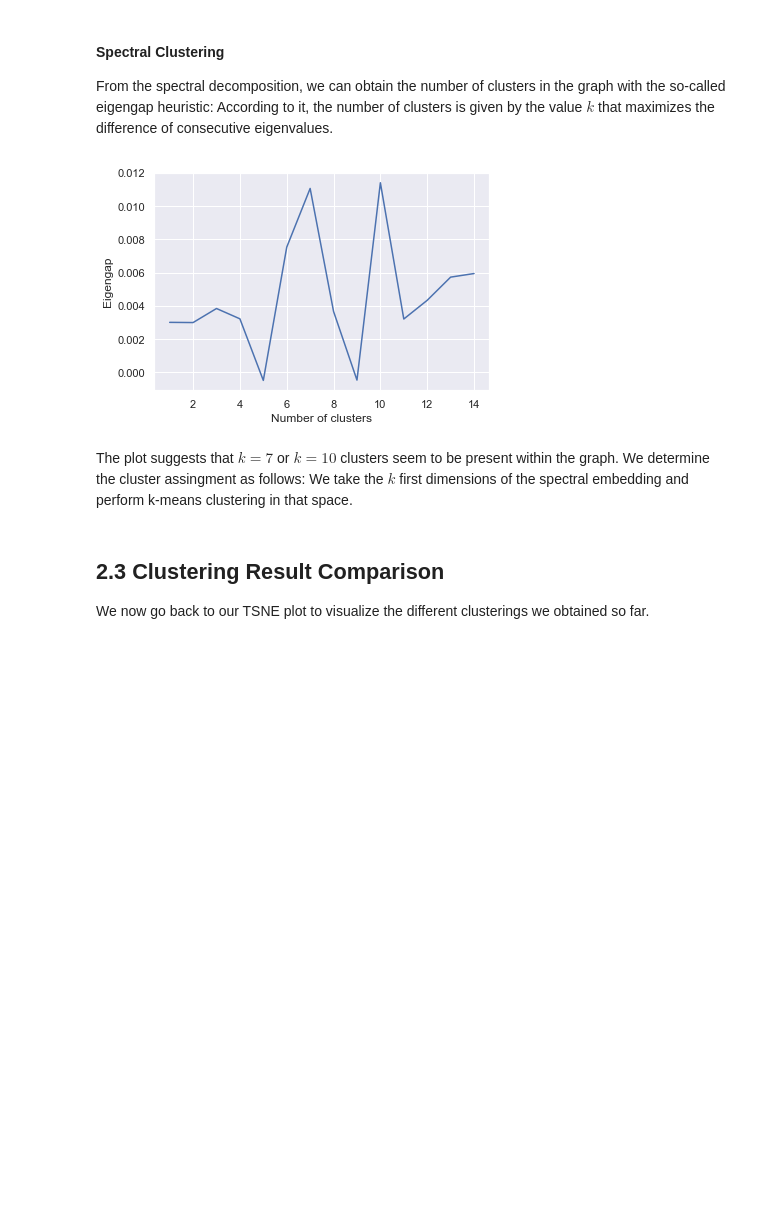
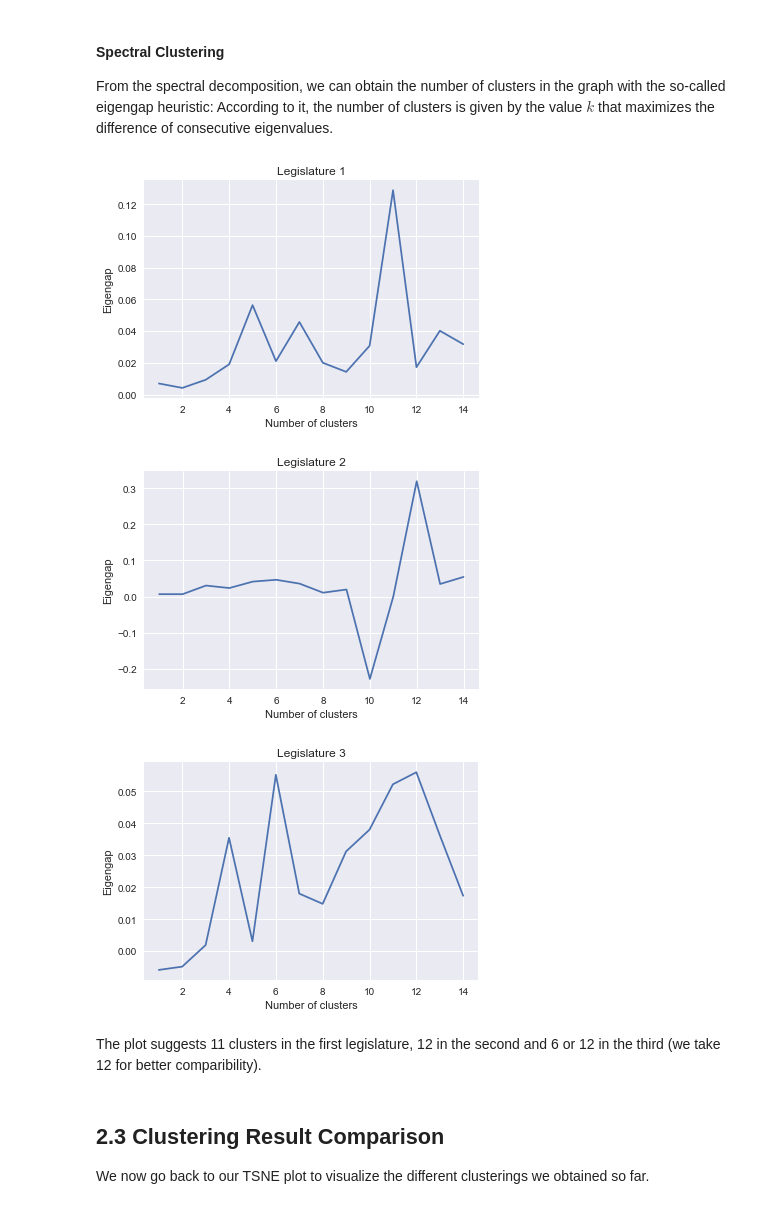
Before and after one commit to guarin/voting_behavior_analysis, a Jupyter notebook: src/m3_oriane.ipynb, the cells around one changed output. Saved outputs shown, nothing was run; the diff lists cells and outputs as text; code cells hidden in the pictures; blank space fills up the shorter version.

```diff
--- a/src/m3_oriane.ipynb
+++ b/src/m3_oriane.ipynb
@@ -107,7 +122,7 @@ def do_pca(data, explained_var=.75, return_fits=True):
     else:
         return pc
 
-pc, scalefit, pcafit = do_pca(yesno_imp.T)
+pc, scalefit, pcafit = zip(*[do_pca(yn.T) for yn in yesno_imp])
 # %%
 def explained_variance_plot(pcafit):
     expl_var = np.cumsum(pcafit.explained_variance_ratio_)
@@ -193,8 +212,8 @@ def get_knn_graph(pc, k=10):
         warnings.warn("Resulting graph is not connected, spectral embedding may give unexpected results")
     return nx_graph
 
-knn_graph = get_knn_graph(pc, k=10)
-knn_graph_plot_pos = nx.spring_layout(knn_graph)
+knn_graph = [get_knn_graph(x, k=10) for x in pc]
+knn_graph_plot_pos = [nx.spring_layout(g) for g in knn_graph]
 # %%
 def draw_graph(G, pos=None):
     if pos is None:
@@ -203,6 +222,9 @@ def draw_graph(G, pos=None):
     nx.draw_networkx_edges(G, pos, alpha=.5)
     plt.axis('off')
 
-plt.figure(figsize=(16,9))
-draw_graph(knn_graph, knn_graph_plot_pos)
+for i, (g, p) in enumerate(zip(knn_graph, knn_graph_plot_pos)):
+    #plt.figure(figsize=(16,9))
+    draw_graph(g, p)
+    plt.title('Legislature ' + str(i+1))
+    plt.show()
 # %% [output]
@@ -238,7 +262,7 @@ def spectral_embedding(nx_graph, n=15):
     evecs = np.real(evecs)
     return evals, evecs
 
-sp_evals, sp_evecs = spectral_embedding(knn_graph)
+sp_evals, sp_evecs = zip(*[spectral_embedding(g) for g in knn_graph])
 # %% [markdown]
 #### Validation
 We validate the graph by looking at its properties.
@@ -302,17 +339,17 @@ From the spectral decomposition, we can obtain the number of clusters in the gra
 # %%
 def plot_eigengap(evals):
     n_evals = len(evals)
-
-    plt.plot(np.arange(1, n_evals), sp_evals[1:] - sp_evals[:-1])
+    plt.plot(np.arange(1, n_evals), evals[1:] - evals[:-1])
     plt.xlabel("Number of clusters")
     plt.ylabel("Eigengap")
-    plt.show()
 
-plot_eigengap(sp_evals)
+plot_by_legislature(plot_eigengap, sp_evals)
 # %% [output]
-[figure, old version]
+[figure, new version]
+[figure, added]
+[figure, added]
-# %% [markdown]
-The plot suggests that $k=7$ or $k=10$ clusters seem to be present within the graph. We determine the cluster assingment as follows: We take the $k$ first dimensions of the spectral embedding and perform k-means clustering in that space.
+# %% [markdown]
+The plot suggests 11 clusters in the first legislature, 12 in the second and 6 or 12 in the third (we take 12 for better comparibility).
 # %%
 def spectral_clustering(evecs, k):
     red = evecs[:,:k]
```
Also changed, not shown: parts of 27 cells of this notebook.
